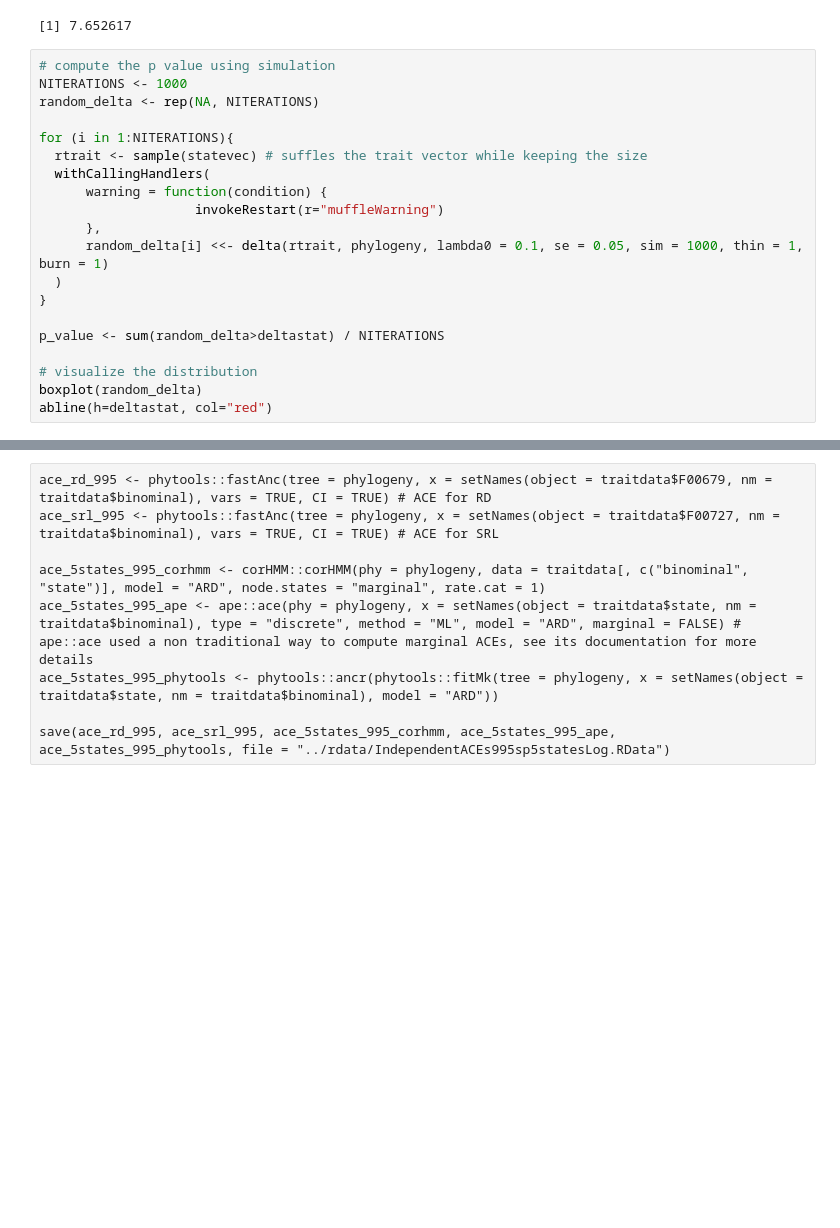
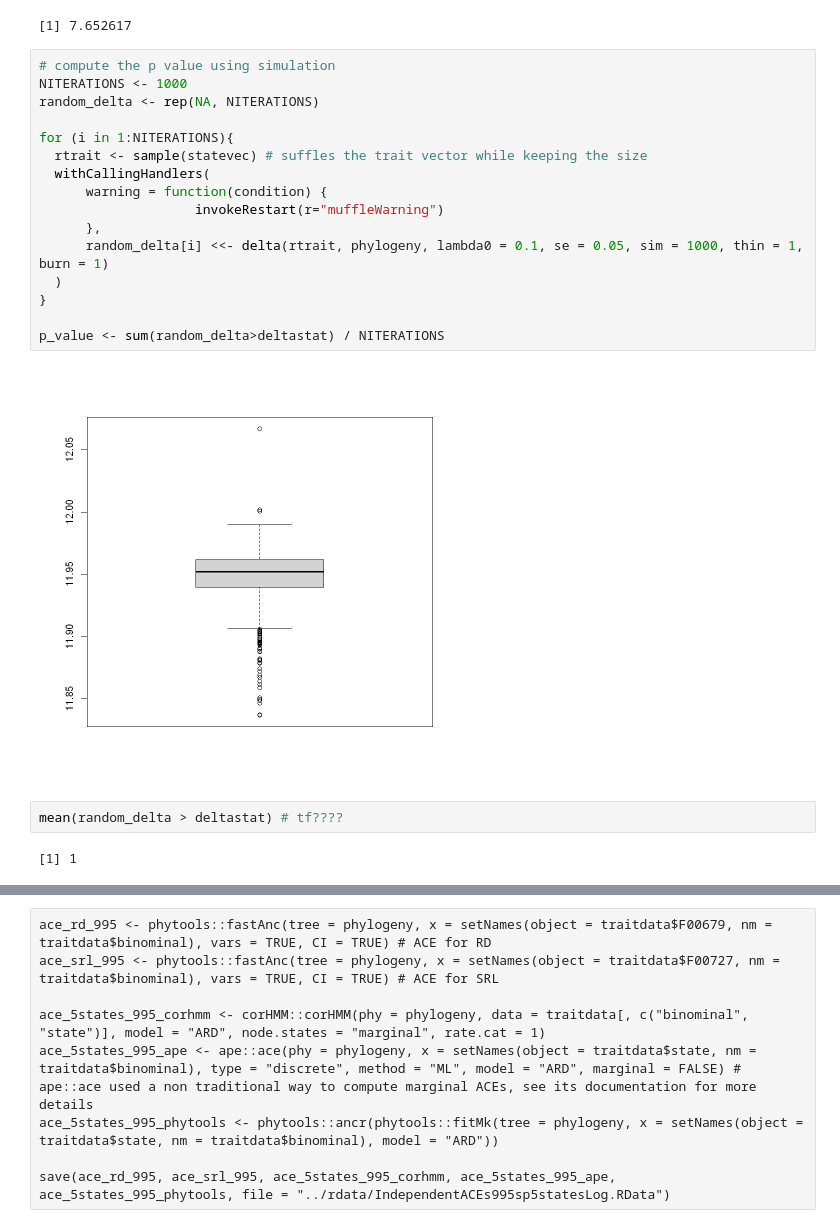
Before and after one commit to anoban/wsu, a Jupyter notebook: R/notebooks/traverseaces.ipynb, the cells around one changed output, grey strips where cells are left out. Saved outputs shown, nothing was run; the diff lists cells and outputs as text; blank space fills up the shorter version.

```diff
--- a/R/notebooks/traverseaces.ipynb
+++ b/R/notebooks/traverseaces.ipynb
@@ -352,20 +333,22 @@ deltastat
 # %%
 # compute the p value using simulation
 NITERATIONS <- 1000
 random_delta <- rep(NA, NITERATIONS)
 
 for (i in 1:NITERATIONS){
   rtrait <- sample(statevec) # suffles the trait vector while keeping the size
   withCallingHandlers(
       warning = function(condition) {
                     invokeRestart(r="muffleWarning")
       },
       random_delta[i] <<- delta(rtrait, phylogeny, lambda0 = 0.1, se = 0.05, sim = 1000, thin = 1, burn = 1)
   )
 }
 
 p_value <- sum(random_delta>deltastat) / NITERATIONS
-
-# visualize the distribution
-boxplot(random_delta)
-abline(h=deltastat, col="red")
+# %% [output]
+[figure, added]
+# %%
+mean(random_delta > deltastat) # tf????
+# %% [output]
+[1] 1
```
Also changed, not shown: parts of 11 cells of this notebook.
